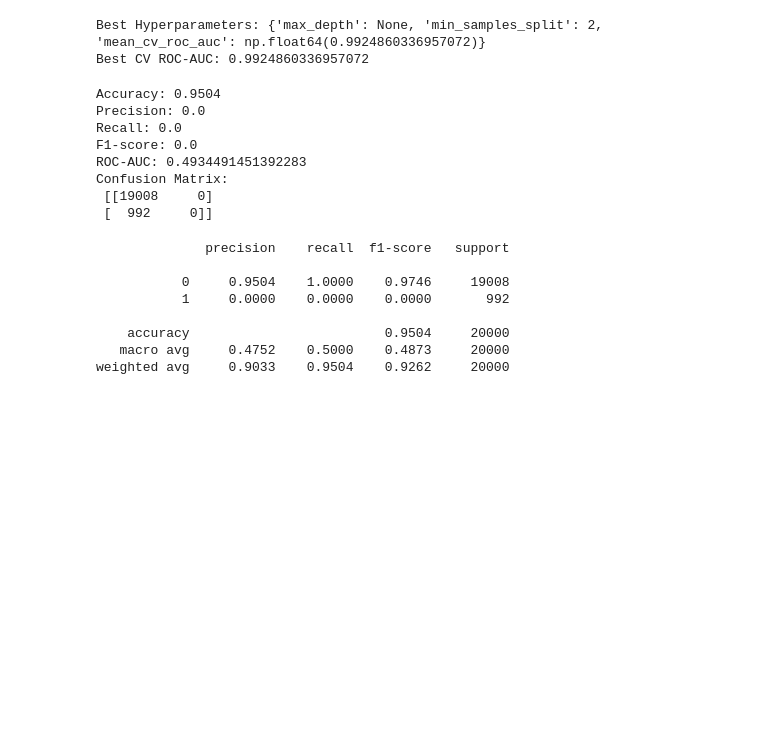
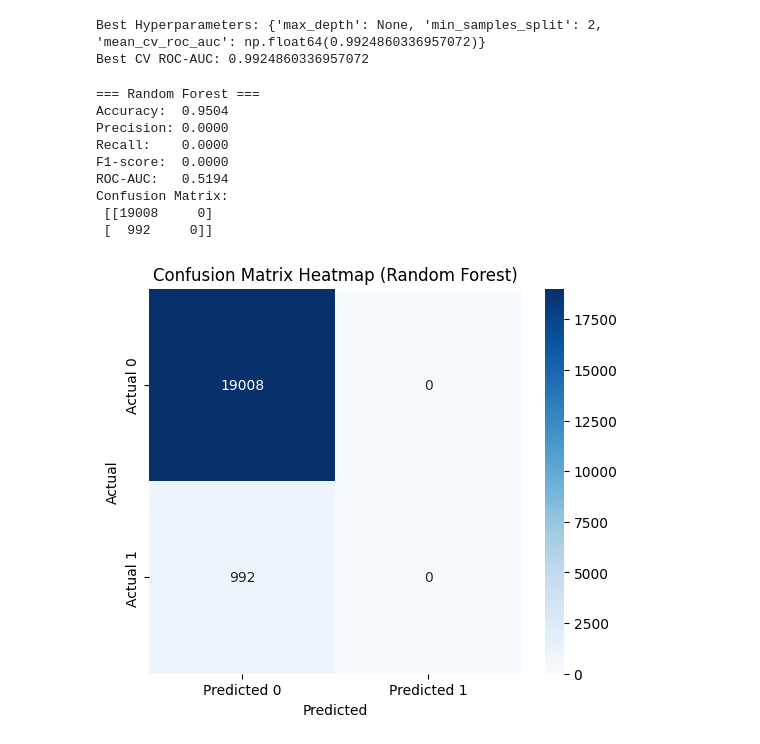
Before and after one commit to shrimpeu/Churn-Prediction-for-Credit-Card-Holders-Using-Predictive-Analytics, a Jupyter notebook: notebooks/reports/3_Model Training.ipynb, the cells around one changed output. Saved outputs shown, nothing was run; the diff lists cells and outputs as text; code cells hidden in the pictures; blank space fills up the shorter version.

```diff
--- a/notebooks/reports/3_Model Training.ipynb
+++ b/notebooks/reports/3_Model Training.ipynb
@@ -262,41 +328,17 @@ print("Best CV ROC-AUC:", best_result['mean_cv_roc_auc'])
 # %% [output]
 Best Hyperparameters: {'max_depth': None, 'min_samples_split': 2, 'mean_cv_roc_auc': np.float64(0.9924860336957072)}
 Best CV ROC-AUC: 0.9924860336957072
-# %%
-from sklearn.metrics import accuracy_score, precision_score, recall_score, f1_score, roc_auc_score, confusion_matrix
-
-# Predict class labels
-y_pred = best_rf.predict(X_test)
-
-# Predict probabilities (for ROC-AUC)
-y_pred_prob = best_rf.predict_proba(X_test)[:, 1]
-
-# Evaluation metrics
-print("Accuracy:", accuracy_score(y_test, y_pred))
-print("Precision:", precision_score(y_test, y_pred))
-print("Recall:", recall_score(y_test, y_pred))
-print("F1-score:", f1_score(y_test, y_pred))
-print("ROC-AUC:", roc_auc_score(y_test, y_pred_prob))
-print("Confusion Matrix:\n", confusion_matrix(y_test, y_pred))
-# %% [output]
-Accuracy: 0.9504
-Precision: 0.0
-Recall: 0.0
-F1-score: 0.0
-ROC-AUC: 0.4934491451392283
-Confusion Matrix:
- [[19008     0]
- [  992     0]]
-# %%
-from sklearn.metrics import classification_report
-
-print(classification_report(y_test, y_pred, digits=4))
-# %% [output]
-              precision    recall  f1-score   support
-
-           0     0.9504    1.0000    0.9746     19008
-           1     0.0000    0.0000    0.0000       992
-
-    accuracy                         0.9504     20000
-   macro avg     0.4752    0.5000    0.4873     20000
-weighted avg     0.9033    0.9504    0.9262     20000
+# %%
+# Random Forest Evaluation
+evaluate_and_plot(best_rf, X_test_scaled, y_test, "Random Forest", save_path)
+# %% [output]
+=== Random Forest ===
+Accuracy:  0.9504
+Precision: 0.0000
+Recall:    0.0000
+F1-score:  0.0000
+ROC-AUC:   0.5194
+Confusion Matrix:
+ [[19008     0]
+ [  992     0]]
+[figure, added]
```
Also changed, not shown: parts of 13 cells of this notebook, 2 other files.
